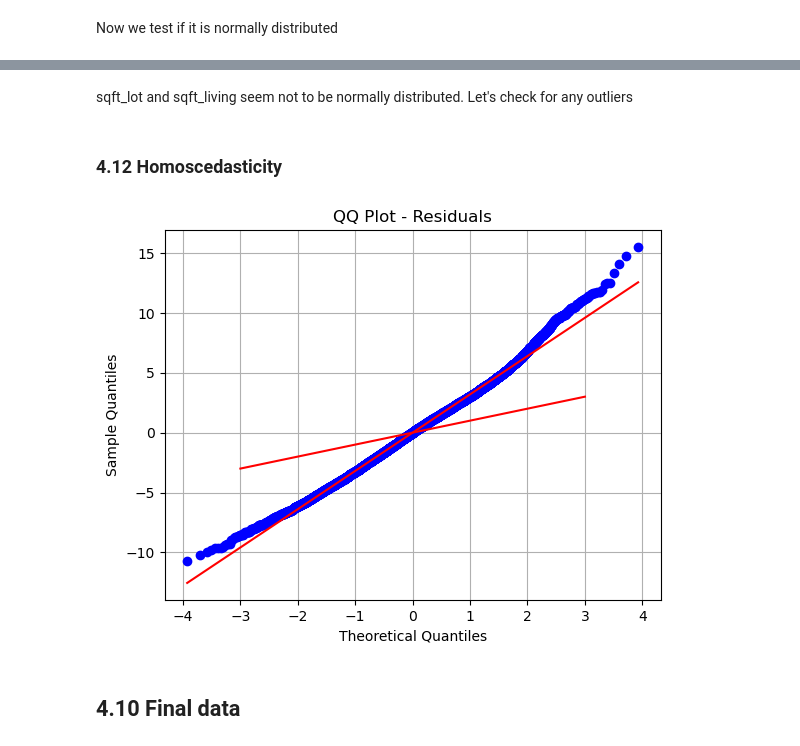
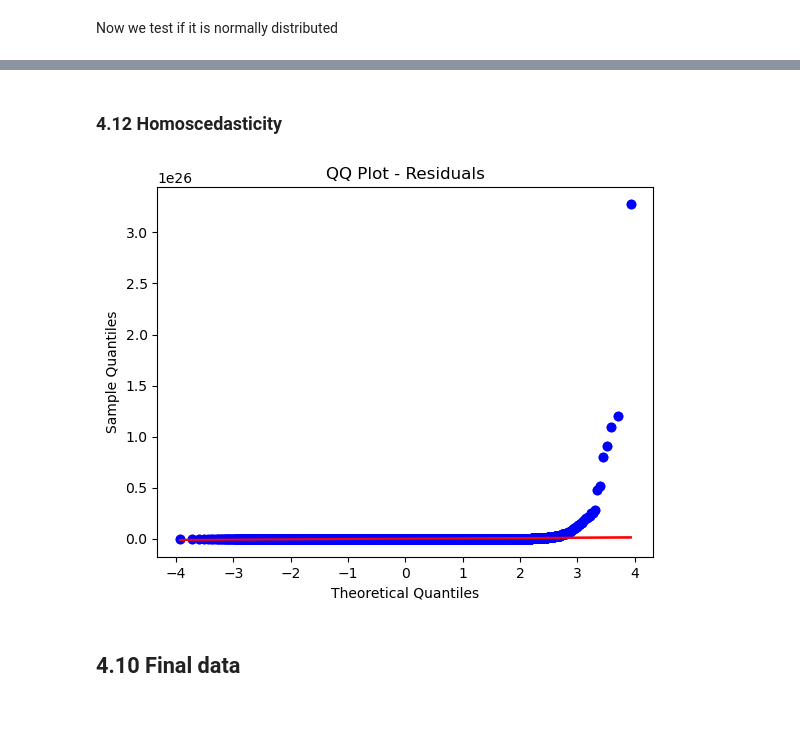
Before and after one commit to MuchiriKinyua/Real-Estate-Management-System, a Jupyter notebook: student.ipynb, the cells around one changed output, grey strips where cells are left out. Saved outputs shown, nothing was run; the diff lists cells and outputs as text; code cells hidden in the pictures; blank space fills up the shorter version.

Commit message:
Final data

```diff
--- a/student.ipynb
+++ b/student.ipynb
@@ -734,5 +734,3 @@ for column in data_transformed.columns:
-# %% [markdown]
-sqft_lot and sqft_living seem not to be normally distributed. Let's check for any outliers
 # %% [markdown]
 ### 4.12 Homoscedasticity
 # %%
@@ -740,18 +738,21 @@ model = ols(formula = "price ~ sqft_living + sqft_lot + floors + bathrooms + bed
 
 residuals = model.resid
 # %%
+# Transform the data
+residuals = np.reciprocal(residuals)
+residuals = np.power(residuals, 2)
+
 # generate QQ plot
 stats.probplot(residuals, dist=stats.norm, plot=plt)
 
 # reference line
-plt.plot([-3, 3], [-3, 3], color = "red")
+stats.probplot(residuals, dist=stats.norm, plot=plt)
 plt.xlabel("Theoretical Quantiles")
 plt.ylabel("Sample Quantiles")
 plt.title("QQ Plot - Residuals")
-plt.grid(True)
 plt.show()
 # %% [output]
-[figure, old version]
+[figure, new version]
 # %% [markdown]
 ## 4.10 Final data
 # %% [markdown]
```
Also changed, not shown: parts of 10 cells of this notebook.
